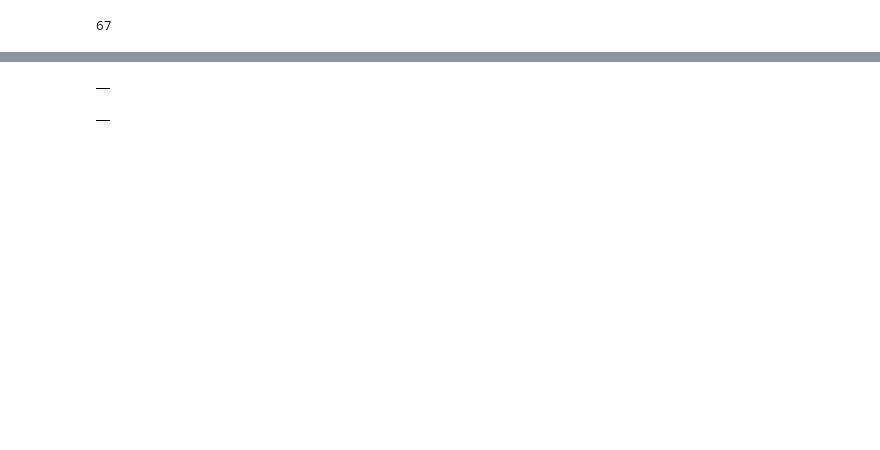
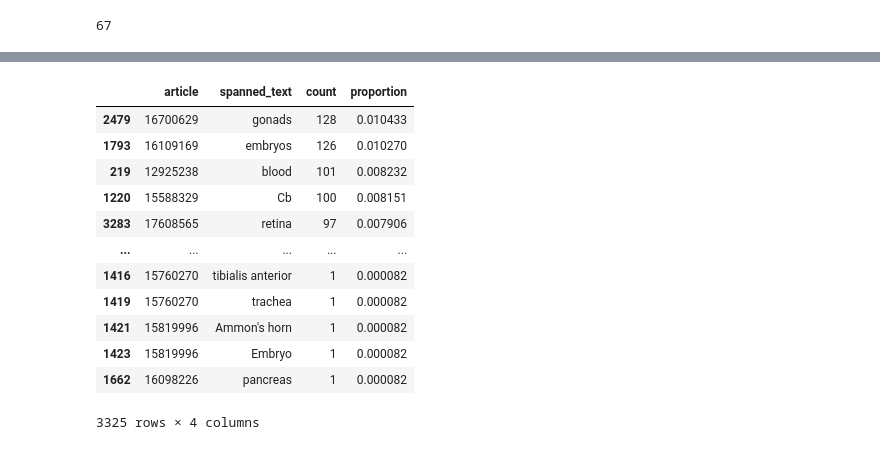
Before and after one commit to mahnaztaheri/PhenoTagger, a Jupyter notebook: Statistics-CRAFT.ipynb, the cells around one changed output, grey strips where cells are left out. Saved outputs shown, nothing was run; the diff lists cells and outputs as text; code cells hidden in the pictures; blank space fills up the shorter version.

```diff
--- a/Statistics-CRAFT.ipynb
+++ b/Statistics-CRAFT.ipynb
@@ -412,16 +173,23 @@ go_bp_class_counts
-# %%
-#mondo
-mondo_dir = '/content/CRAFT/concept-annotation/MONDO/MONDO_without_genotype_annotations/knowtator-2'
-
-train1_data, train2_data = parse_xml_files(mondo_dir, remaining_base_name)
-
-mondo1_df = pd.DataFrame(train1_data)
-mondo2_df = pd.DataFrame(train2_data)
-
-mondo1_df
-# %% [output]
-|  |
-# %%
-mondo2_df
-# %% [output]
-|  |
+# %%
+def stats(dir):
+  train1_data, train2_data = parse_xml_files(dir, remaining_xml_files)
+
+  df1 = pd.DataFrame(train1_data)
+  df2 = pd.DataFrame(train2_data)
+  #df = pd.merge(df1, df2, left_on='mention_id', right_on = 'class_mention_id', how='inner')
+  annotation_counts = df1.groupby(['article','spanned_text']).size().reset_index(name='count').sort_values(by='count', ascending=False)
+  total_annotation = annotation_counts['count'].sum()
+  annotation_counts['proportion'] = annotation_counts['count'] / total_annotation
+  annotation_max =  annotation_counts[annotation_counts['count'] == annotation_counts['count'].max()]
+  annotation_min =  annotation_counts[annotation_counts['count'] == annotation_counts['count'].min()]
+  annotation_avg = annotation_counts['count'].mean()
+
+  concept_counts = df2.groupby(['article','mention_class_id']).size().reset_index(name='count').sort_values(by='count', ascending=False)
+  total_concept = concept_counts['count'].sum()
+  concept_counts['proportion'] = concept_counts['count'] / total_concept
+  concept_max =  concept_counts[concept_counts['count'] == concept_counts['count'].max()]
+  concept_min =  concept_counts[concept_counts['count'] == concept_counts['count'].min()]
+  concept_avg = concept_counts['count'].mean()
+
+
+  return annotation_counts, concept_counts, annotation_max, annotation_min, annotation_avg, concept_max, concept_min, concept_avg, total_annotation, total_concept
@@ -427,0 +212,16 @@ mondo2_df
+# %%
+uberon_annotation_counts
+# %% [output]
+|  | article | spanned_text | count | proportion |
+| 2479 | 16700629 | gonads | 128 | 0.010433 |
+| 1793 | 16109169 | embryos | 126 | 0.010270 |
+| 219 | 12925238 | blood | 101 | 0.008232 |
+| 1220 | 15588329 | Cb | 100 | 0.008151 |
+| 3283 | 17608565 | retina | 97 | 0.007906 |
+| ... | ... | ... | ... | ... |
+| 1416 | 15760270 | tibialis anterior | 1 | 0.000082 |
+| 1419 | 15760270 | trachea | 1 | 0.000082 |
+| 1421 | 15819996 | Ammon's horn | 1 | 0.000082 |
+| 1423 | 15819996 | Embryo | 1 | 0.000082 |
+| 1662 | 16098226 | pancreas | 1 | 0.000082 |
+3325 rows × 4 columns
```
Also changed, not shown: parts of 23 cells of this notebook.
